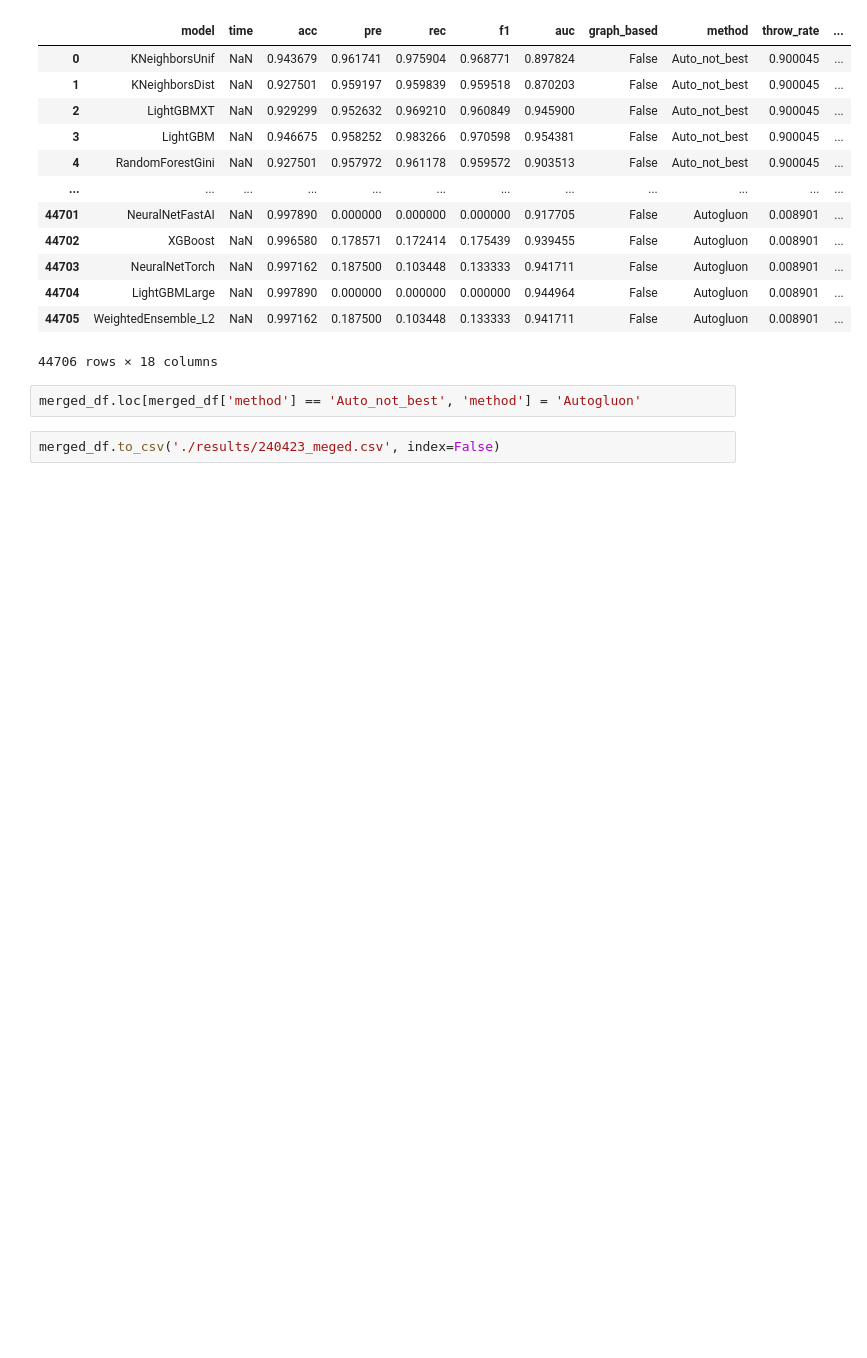
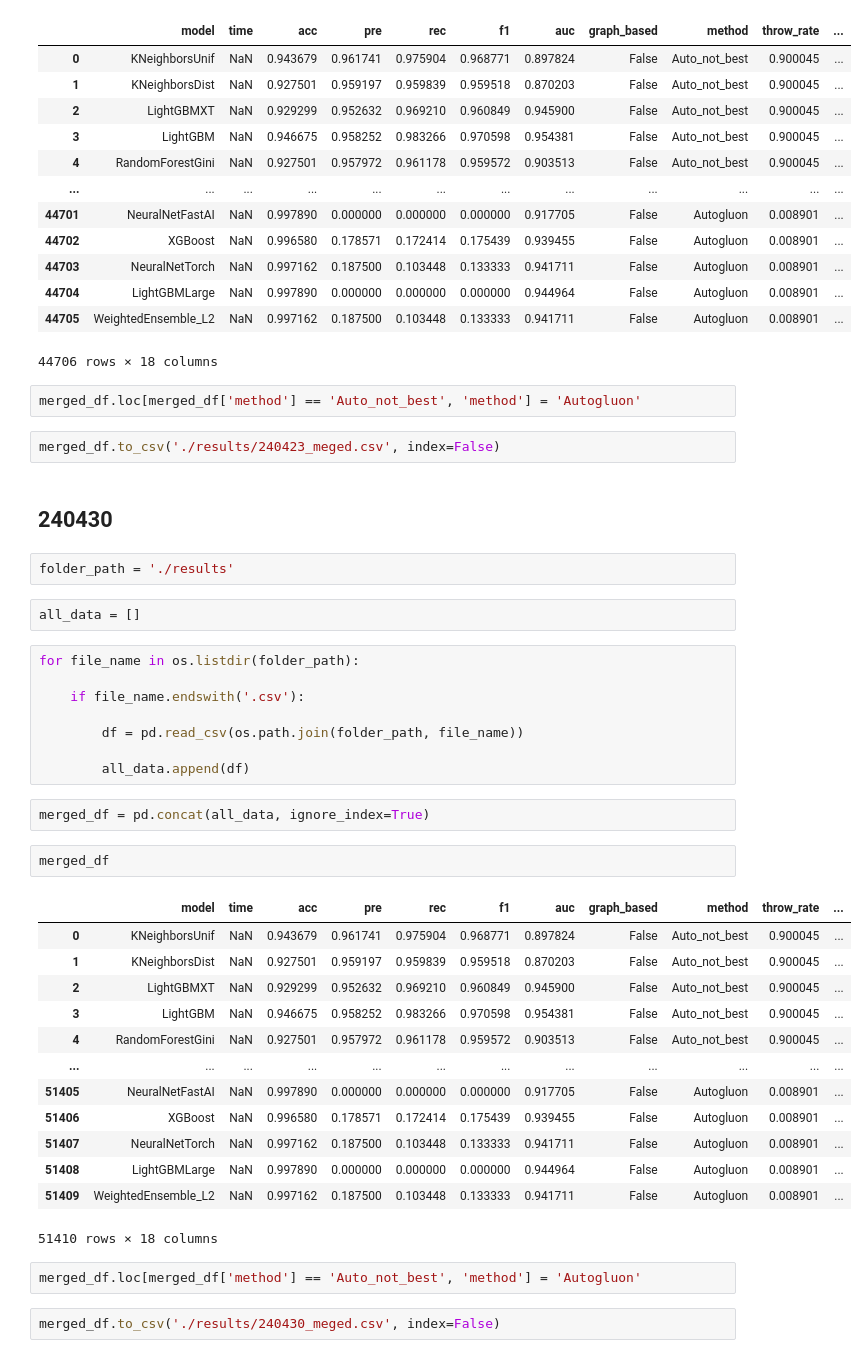
Before and after one commit to boram-coco/GNNpaper, a Jupyter notebook: posts/240999 csv모음.ipynb, the cells around one changed output. Drawn from its saved outputs; the diff is of its cells as text; blank space fills up the shorter version.

```diff
--- a/posts/240999 csv모음.ipynb
+++ b/posts/240999 csv모음.ipynb
@@ -337,3 +337,39 @@ merged_df
 merged_df.loc[merged_df['method'] == 'Auto_not_best', 'method'] = 'Autogluon'
 # %%
 merged_df.to_csv('./results/240423_meged.csv', index=False)
+# %% [markdown]
+## 240430
+# %%
+folder_path = './results'
+# %%
+all_data = []
+# %%
+for file_name in os.listdir(folder_path):
+
+    if file_name.endswith('.csv'):
+
+        df = pd.read_csv(os.path.join(folder_path, file_name))
+
+        all_data.append(df)
+# %%
+merged_df = pd.concat(all_data, ignore_index=True)
+# %%
+merged_df
+# %% [output]
+|  | model | time | acc | pre | rec | f1 | auc | graph_based | method | throw_rate | ... |
+| 0 | KNeighborsUnif | NaN | 0.943679 | 0.961741 | 0.975904 | 0.968771 | 0.897824 | False | Auto_not_best | 0.900045 | ... |
+| 1 | KNeighborsDist | NaN | 0.927501 | 0.959197 | 0.959839 | 0.959518 | 0.870203 | False | Auto_not_best | 0.900045 | ... |
+| 2 | LightGBMXT | NaN | 0.929299 | 0.952632 | 0.969210 | 0.960849 | 0.945900 | False | Auto_not_best | 0.900045 | ... |
+| 3 | LightGBM | NaN | 0.946675 | 0.958252 | 0.983266 | 0.970598 | 0.954381 | False | Auto_not_best | 0.900045 | ... |
+| 4 | RandomForestGini | NaN | 0.927501 | 0.957972 | 0.961178 | 0.959572 | 0.903513 | False | Auto_not_best | 0.900045 | ... |
+| ... | ... | ... | ... | ... | ... | ... | ... | ... | ... | ... | ... |
+| 51405 | NeuralNetFastAI | NaN | 0.997890 | 0.000000 | 0.000000 | 0.000000 | 0.917705 | False | Autogluon | 0.008901 | ... |
+| 51406 | XGBoost | NaN | 0.996580 | 0.178571 | 0.172414 | 0.175439 | 0.939455 | False | Autogluon | 0.008901 | ... |
+| 51407 | NeuralNetTorch | NaN | 0.997162 | 0.187500 | 0.103448 | 0.133333 | 0.941711 | False | Autogluon | 0.008901 | ... |
+| 51408 | LightGBMLarge | NaN | 0.997890 | 0.000000 | 0.000000 | 0.000000 | 0.944964 | False | Autogluon | 0.008901 | ... |
+| 51409 | WeightedEnsemble_L2 | NaN | 0.997162 | 0.187500 | 0.103448 | 0.133333 | 0.941711 | False | Autogluon | 0.008901 | ... |
+51410 rows × 18 columns
+# %%
+merged_df.loc[merged_df['method'] == 'Auto_not_best', 'method'] = 'Autogluon'
+# %%
+merged_df.to_csv('./results/240430_meged.csv', index=False)
```
Also changed, not shown: 26 other files.
